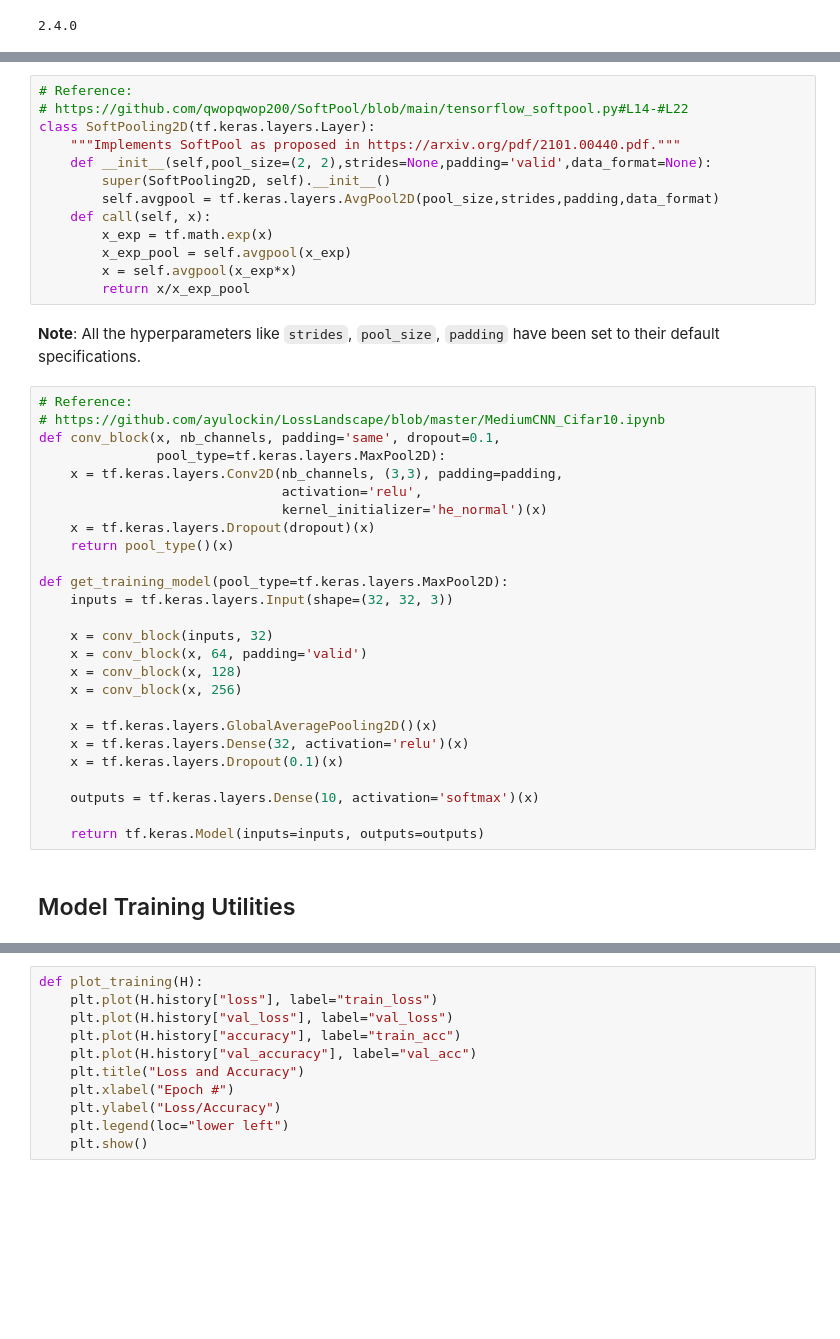
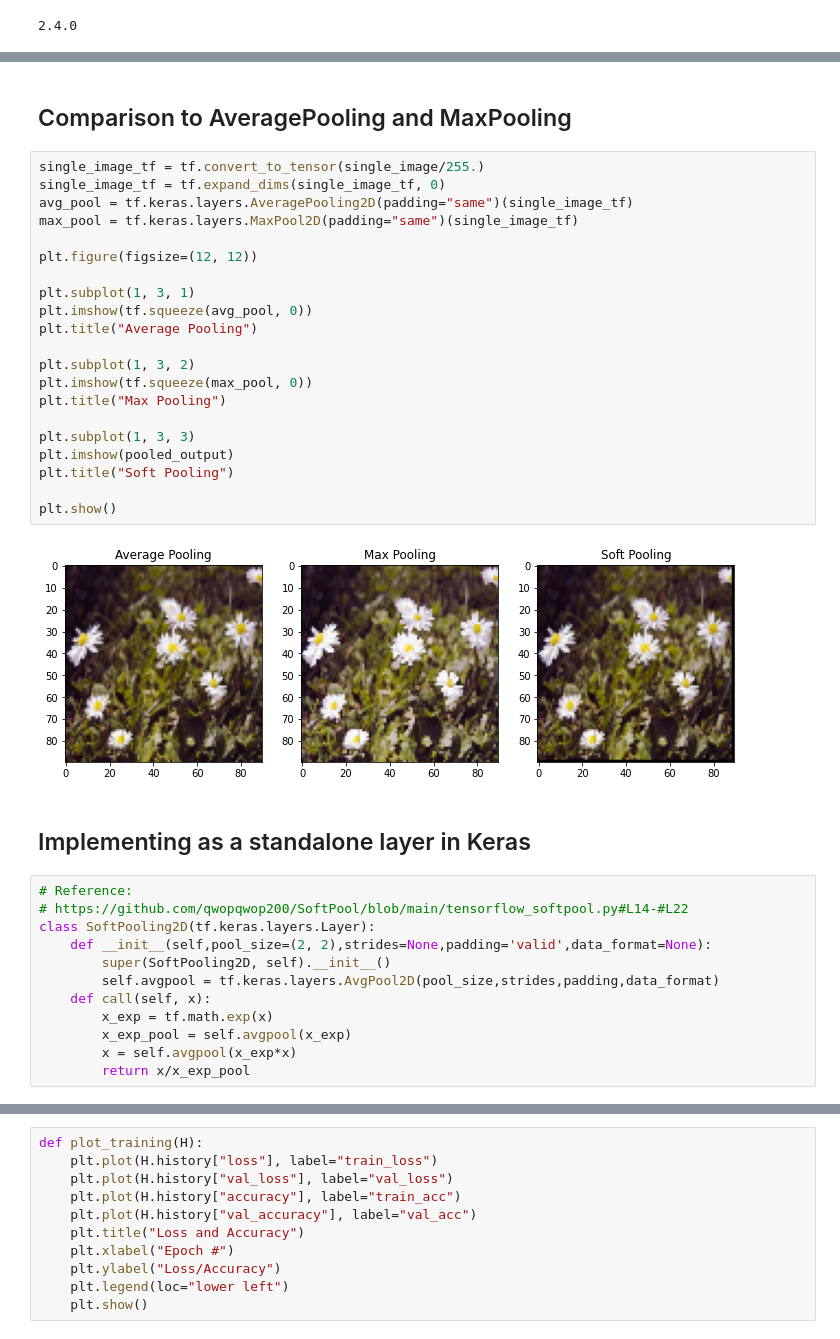
Before and after one commit to sayakpaul/Revisiting-Pooling-in-CNNs, a Jupyter notebook: SoftPool.ipynb, the cells around one changed output, grey strips where cells are left out. Drawn from its saved outputs; the diff is of its cells as text; blank space fills up the shorter version.

```diff
--- a/SoftPool.ipynb
+++ b/SoftPool.ipynb
@@ -76,8 +111,34 @@ testloader = (
+# %% [markdown]
+## Comparison to AveragePooling and MaxPooling
+# %%
+single_image_tf = tf.convert_to_tensor(single_image/255.)
+single_image_tf = tf.expand_dims(single_image_tf, 0)
+avg_pool = tf.keras.layers.AveragePooling2D(padding="same")(single_image_tf)
+max_pool = tf.keras.layers.MaxPool2D(padding="same")(single_image_tf)
+
+plt.figure(figsize=(12, 12))
+
+plt.subplot(1, 3, 1)
+plt.imshow(tf.squeeze(avg_pool, 0))
+plt.title("Average Pooling")
+
+plt.subplot(1, 3, 2)
+plt.imshow(tf.squeeze(max_pool, 0))
+plt.title("Max Pooling")
+
+plt.subplot(1, 3, 3)
+plt.imshow(pooled_output)
+plt.title("Soft Pooling")
+
+plt.show()
+# %% [output]
+[figure, added]
+# %% [markdown]
+## Implementing as a standalone layer in Keras
 # %%
 # Reference:
 # https://github.com/qwopqwop200/SoftPool/blob/main/tensorflow_softpool.py#L14-#L22
 class SoftPooling2D(tf.keras.layers.Layer):
-    """Implements SoftPool as proposed in https://arxiv.org/pdf/2101.00440.pdf."""
     def __init__(self,pool_size=(2, 2),strides=None,padding='valid',data_format=None):
         super(SoftPooling2D, self).__init__()
         self.avgpool = tf.keras.layers.AvgPool2D(pool_size,strides,padding,data_format)
@@ -86,33 +147,3 @@ class SoftPooling2D(tf.keras.layers.Layer):
         x_exp_pool = self.avgpool(x_exp)
         x = self.avgpool(x_exp*x)
         return x/x_exp_pool
-# %% [markdown]
-**Note**: All the hyperparameters like `strides`, `pool_size`, `padding` have been set to their default specifications.
-# %%
-# Reference:
-# https://github.com/ayulockin/LossLandscape/blob/master/MediumCNN_Cifar10.ipynb
-def conv_block(x, nb_channels, padding='same', dropout=0.1,
-               pool_type=tf.keras.layers.MaxPool2D):
-    x = tf.keras.layers.Conv2D(nb_channels, (3,3), padding=padding,
-                               activation='relu',
-                               kernel_initializer='he_normal')(x)
-    x = tf.keras.layers.Dropout(dropout)(x)
-    return pool_type()(x)
-
-def get_training_model(pool_type=tf.keras.layers.MaxPool2D):
-    inputs = tf.keras.layers.Input(shape=(32, 32, 3))
-
-    x = conv_block(inputs, 32)
-    x = conv_block(x, 64, padding='valid')
-    x = conv_block(x, 128)
-    x = conv_block(x, 256)
-
-    x = tf.keras.layers.GlobalAveragePooling2D()(x)
-    x = tf.keras.layers.Dense(32, activation='relu')(x)
-    x = tf.keras.layers.Dropout(0.1)(x)
-
-    outputs = tf.keras.layers.Dense(10, activation='softmax')(x)
-
-    return tf.keras.Model(inputs=inputs, outputs=outputs)
-# %% [markdown]
-## Model Training Utilities
```
Also changed, not shown: parts of 32 cells of this notebook.
